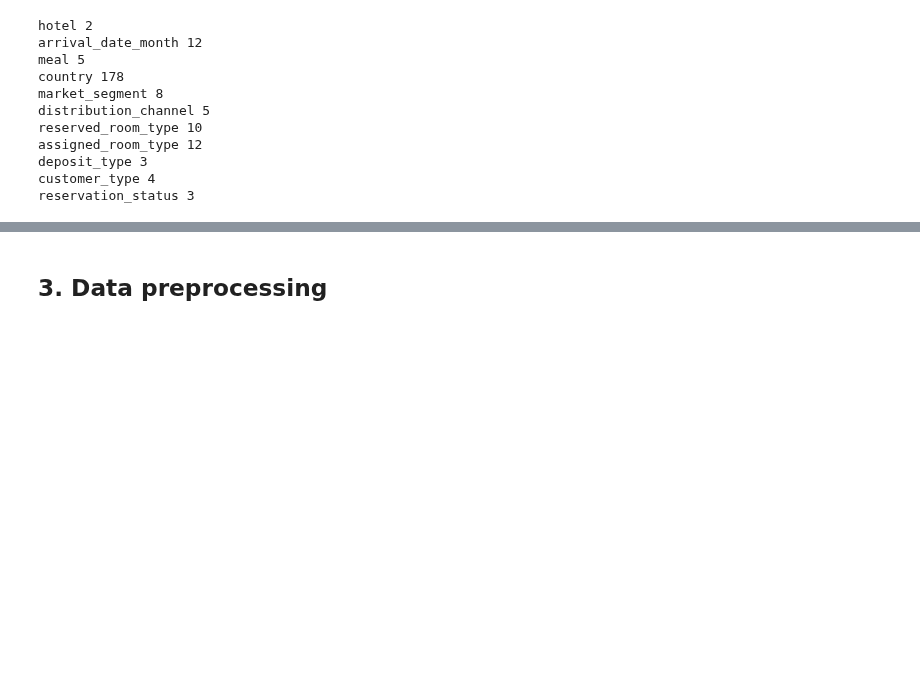
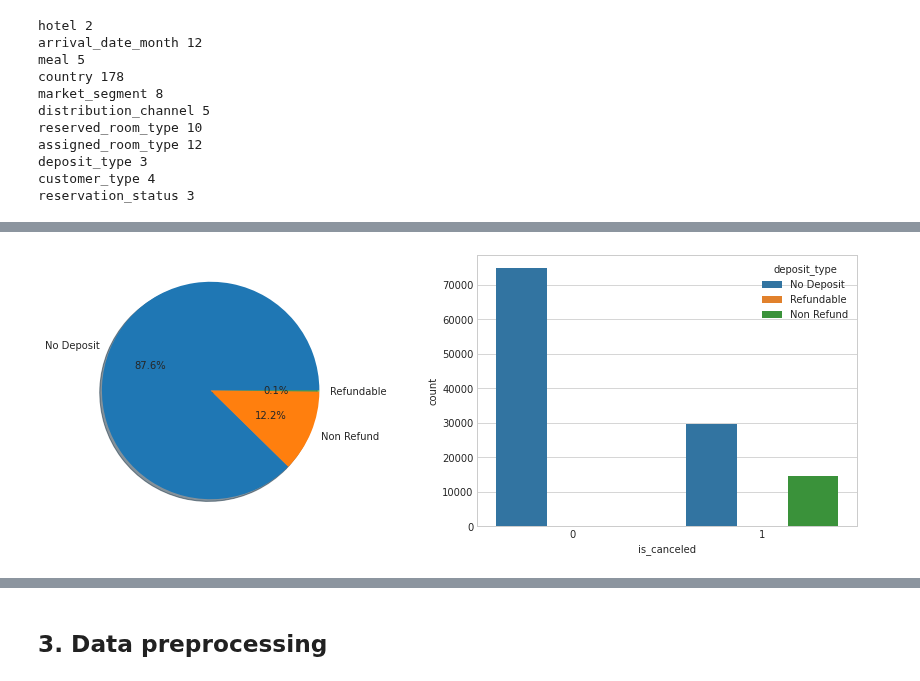
Before and after one commit to ParisRohan/AES-128-bit-Key-size-, a Jupyter notebook: hotel-demand.ipynb, the cells around one changed output, grey strips where cells are left out. Drawn from its saved outputs; the diff is of its cells as text; code cells hidden in the pictures; blank space fills up the shorter version.

```diff
--- a/hotel-demand.ipynb
+++ b/hotel-demand.ipynb
@@ -222,0 +203,4 @@ sns.countplot(x='is_canceled', data=df_data ,hue='market_segment')
+# %%
+plot_cat_features(df_data, 'deposit_type')
+# %% [output]
+[figure, added]
```
Also changed, not shown: parts of 17 cells of this notebook.
